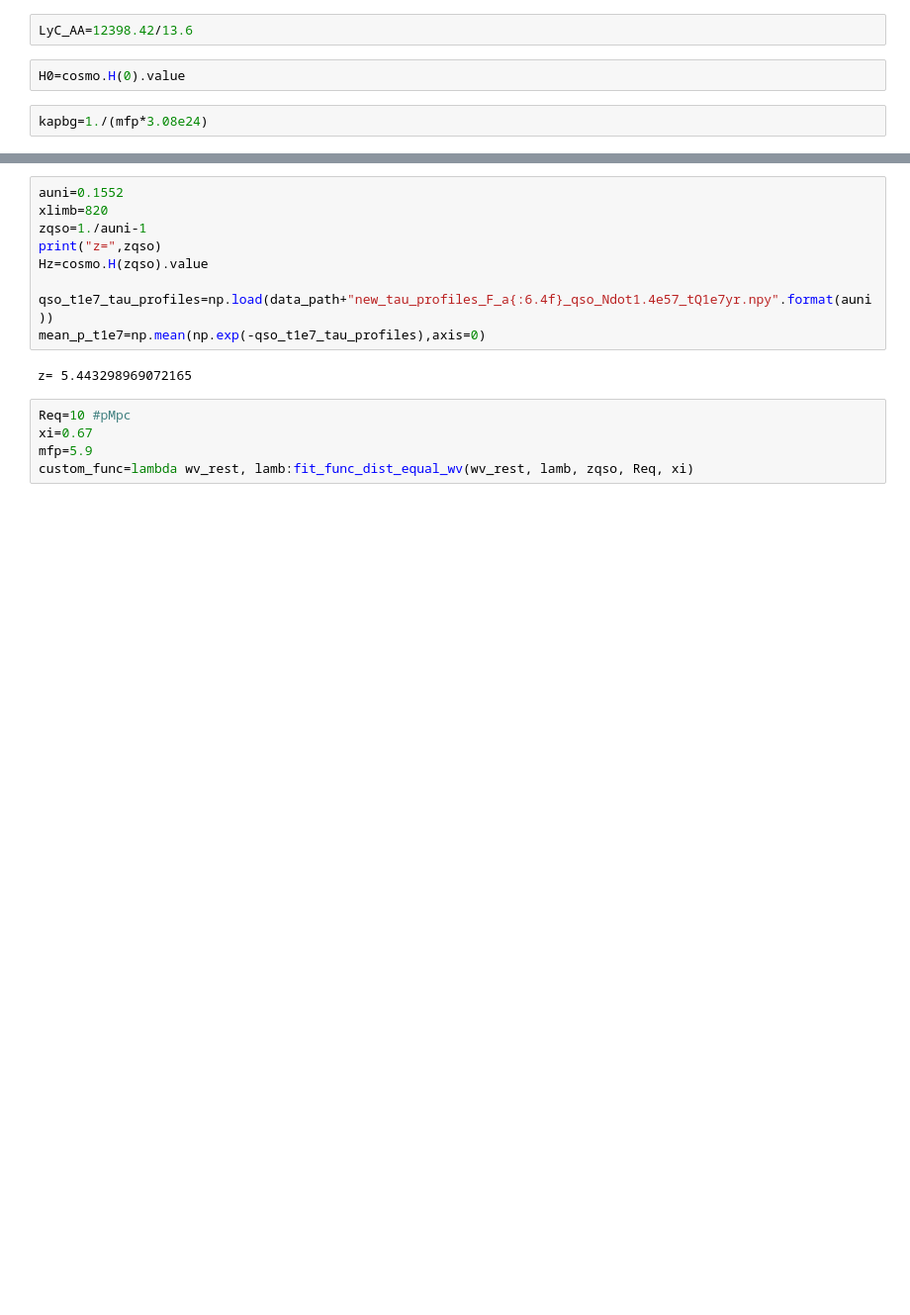
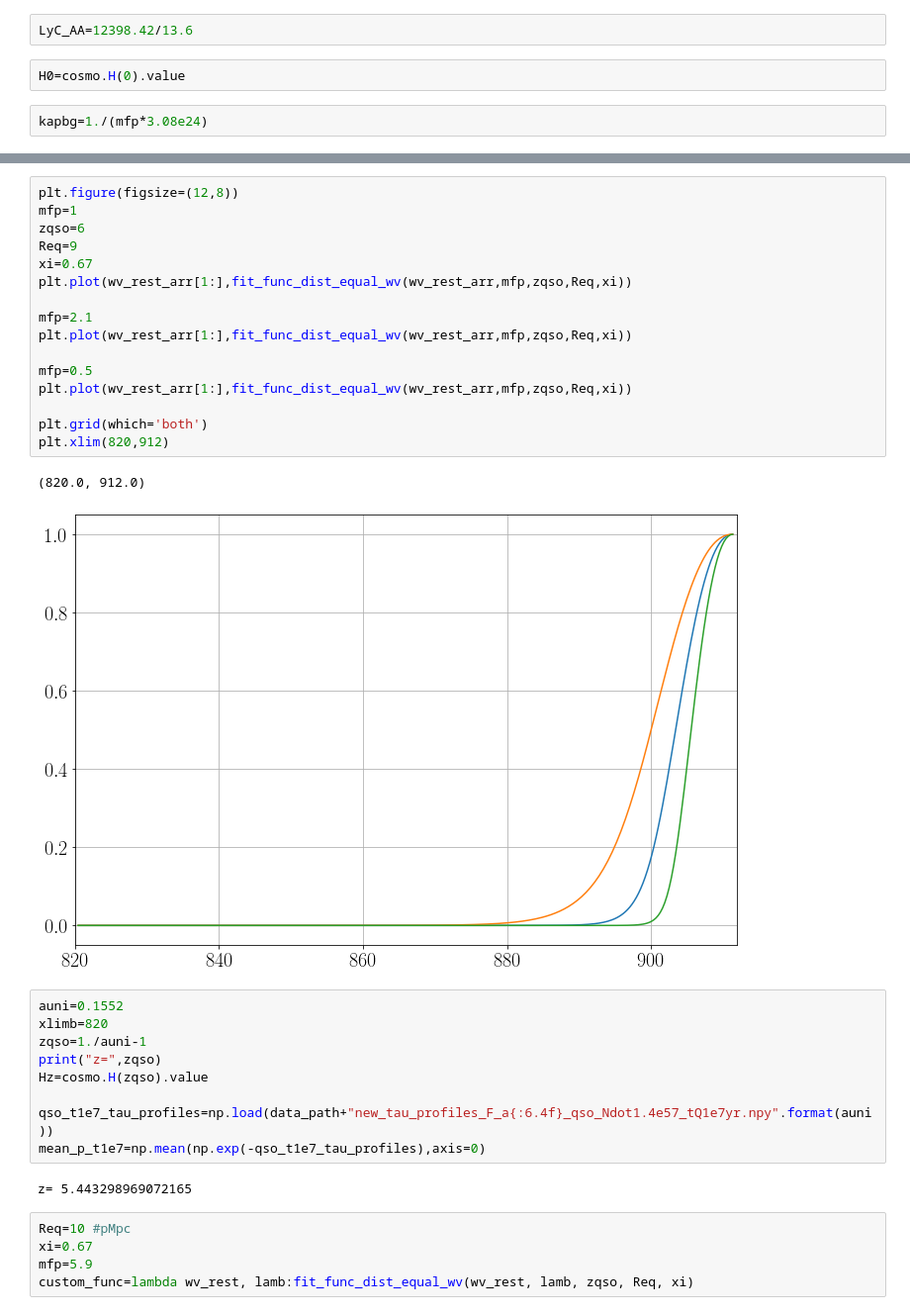
Before and after one commit to zoesuns/mfp, a Jupyter notebook: codes/best-fit.ipynb, the cells around one changed output, grey strips where cells are left out. Shown: that part at 99% size. Saved outputs shown, nothing was run; the diff lists cells and outputs as text; blank space fills up the shorter version.

```diff
--- a/codes/best-fit.ipynb
+++ b/codes/best-fit.ipynb
@@ -63,3 +81,22 @@ def fit_func_convolved(wv_rest,lamb,zqso,Req,xi,debug=True):
+# %%
+plt.figure(figsize=(12,8))
+mfp=1
+zqso=6
+Req=9
+xi=0.67
+plt.plot(wv_rest_arr[1:],fit_func_dist_equal_wv(wv_rest_arr,mfp,zqso,Req,xi))
+
+mfp=2.1
+plt.plot(wv_rest_arr[1:],fit_func_dist_equal_wv(wv_rest_arr,mfp,zqso,Req,xi))
+
+mfp=0.5
+plt.plot(wv_rest_arr[1:],fit_func_dist_equal_wv(wv_rest_arr,mfp,zqso,Req,xi))
+
+plt.grid(which='both')
+plt.xlim(820,912)
+# %% [output]
+(820.0, 912.0)
+[figure, added]
 # %%
 auni=0.1552
 xlimb=820
```
Also changed, not shown: parts of 3 cells of this notebook, 1 other file.
